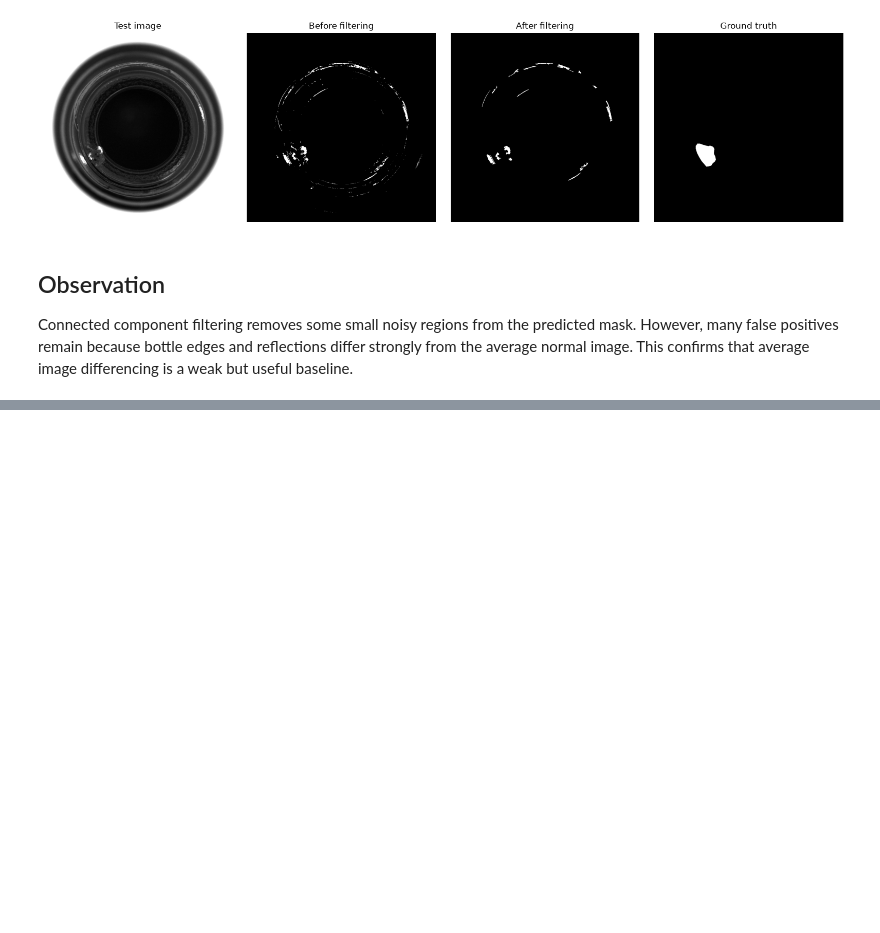
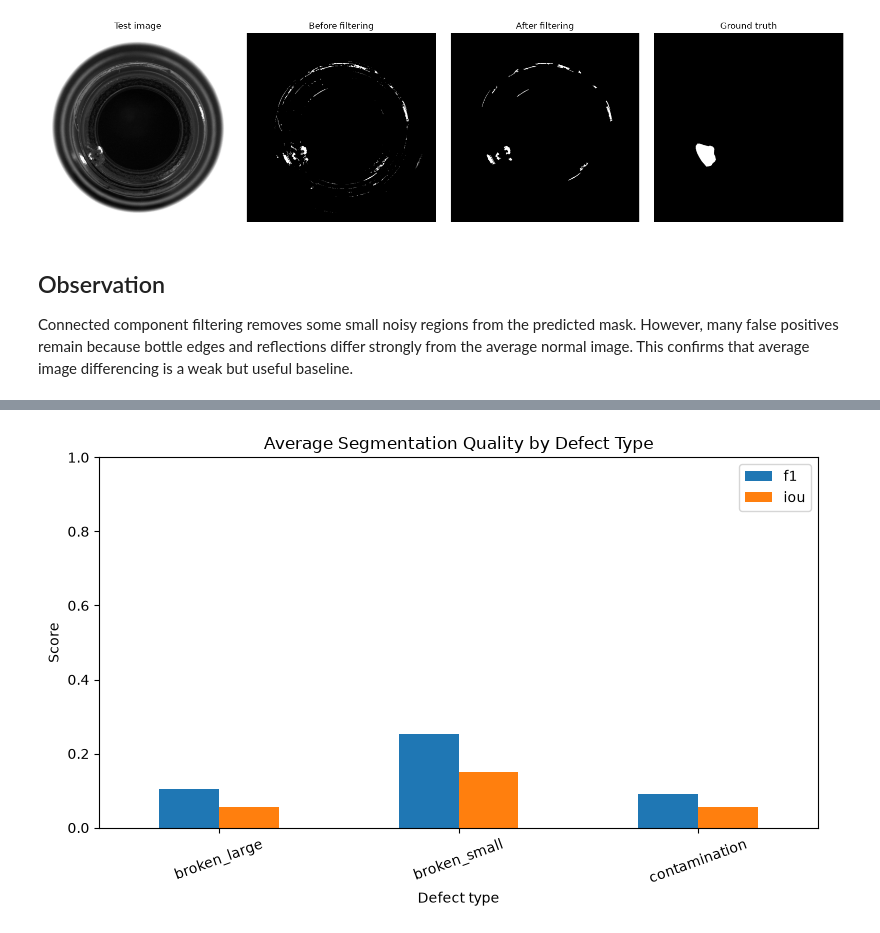
Before and after one commit to shashwatsharv7/visionguard, a Jupyter notebook: notebooks/03_classical_baseline.ipynb, the cells around one changed output, grey strips where cells are left out. Drawn from its saved outputs; the diff is of its cells as text; code cells hidden in the pictures; blank space fills up the shorter version.

```diff
--- a/notebooks/03_classical_baseline.ipynb
+++ b/notebooks/03_classical_baseline.ipynb
@@ -287,0 +424,21 @@ However, many false positives remain because bottle edges and reflections differ
+# %%
+segmentation_summary = (
+    results_df[results_df["is_defective"]]
+    .groupby("defect_type")[["f1", "iou"]]
+    .mean()
+)
+
+ax = segmentation_summary.plot(
+    kind="bar",
+    figsize=(8, 5),
+)
+
+ax.set_title("Average Segmentation Quality by Defect Type")
+ax.set_xlabel("Defect type")
+ax.set_ylabel("Score")
+plt.xticks(rotation=20)
+plt.ylim(0, 1)
+plt.tight_layout()
+plt.show()
+# %% [output]
+[figure, added]
```
Also changed, not shown: parts of 8 cells of this notebook.
